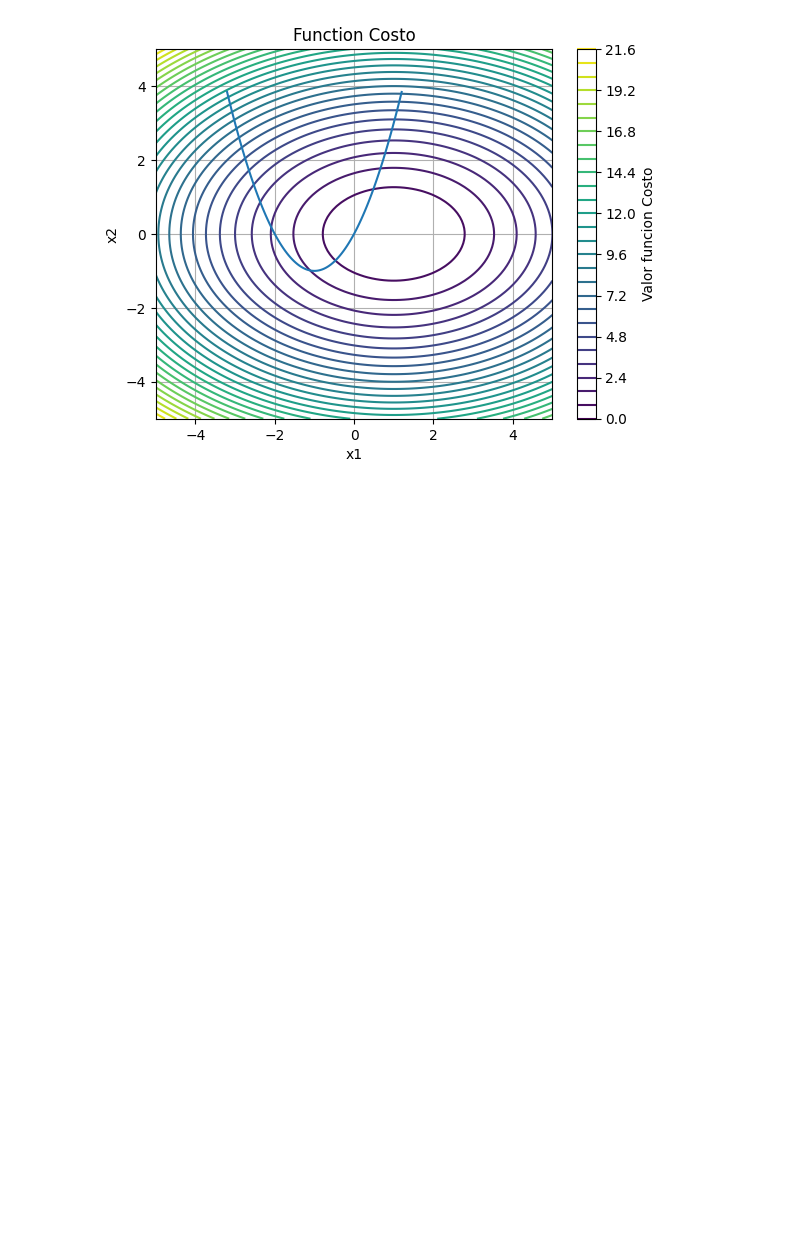
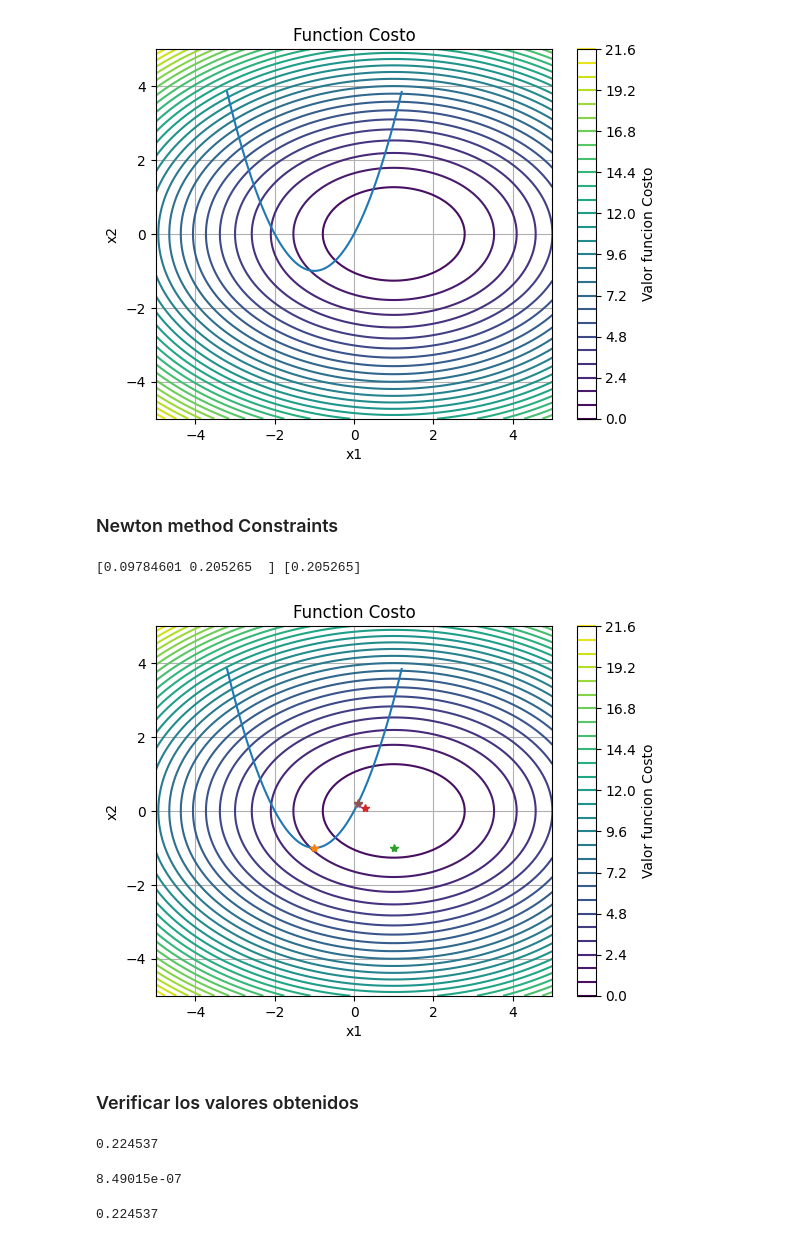
Before and after one commit to lfrecalde1/Optimization_Course, a Jupyter notebook: Optimization/Optimization_2.ipynb, the cells around one changed output. Cells and saved outputs as stored; diff of their text form; code cells hidden in the pictures; blank space fills up the shorter version.

Commit message:
Constraint Optimization

```diff
--- a/Optimization/Optimization_2.ipynb
+++ b/Optimization/Optimization_2.ipynb
@@ -359,12 +363,14 @@ df = df_dx(x)
 H = d2f_d2x(x)
 const = c(x)
 grad_c = grad_x_c(x)
+grad_c = np.array(grad_c).reshape((2, ))
 
 # Print values
 print(r)
-print(df)
+print(df.shape)
 print(H)
 print(const)
+print(grad_c.shape)
 print(grad_c)
 # %% [output]
 0.2025
@@ -393,3 +400,5 @@ plt.grid(True)
 plt.show()
 # %% [output]
 [figure]
+# %% [markdown]
+### Newton method Constraints
@@ -395,0 +440,51 @@ plt.show()
+# %%
+xguess = np.array([-1, -1])
+lambda_guess = np.array([0.0])
+f_guess = f(xguess)
+
+plt.contour(X, Y, Z, levels=30)
+plt.plot(xlist_rest, xlist_rest**2 + 2.0*xlist_rest, '-')
+plt.plot(xguess[0],xguess[1], '*')
+plt.xlabel('x1')
+plt.ylabel('x2')
+plt.title('Function Costo')
+plt.colorbar(label='Valor funcion Costo')
+plt.grid(True)
+
+# 1st Update
+xguess, lambda_guess = newton_step_constraint(xguess, lambda_guess, f, df_dx, d2f_d2x, c, grad_x_c)
+plt.plot(xguess[0],xguess[1], '*')
+
+# 2nd Update
+xguess, lambda_guess = newton_step_constraint(xguess, lambda_guess, f, df_dx, d2f_d2x, c, grad_x_c)
+plt.plot(xguess[0],xguess[1], '*')
+
+# 3rd Update
+xguess, lambda_guess = newton_step_constraint(xguess, lambda_guess, f, df_dx, d2f_d2x, c, grad_x_c)
+plt.plot(xguess[0],xguess[1], '*')
+
+# 3th Update
+xguess, lambda_guess = newton_step_constraint(xguess, lambda_guess, f, df_dx, d2f_d2x, c, grad_x_c)
+plt.plot(xguess[0],xguess[1], '*')
+
+print(xguess, lambda_guess)
+# %% [output]
+[0.09784601 0.205265  ] [0.205265]
+[figure, added]
+# %% [markdown]
+### Verificar los valores obtenidos
+# %%
+f_guess = f(xguess)
+print(f_guess)
+# %% [output]
+0.224537
+# %%
+c_guess = c(xguess)
+print(c_guess)
+# %% [output]
+8.49015e-07
+# %%
+ L = f(xguess) + lambda_guess*c(xguess)
+print(L)
+# %% [output]
+0.224537
```
Also changed, not shown: parts of 4 cells of this notebook.
